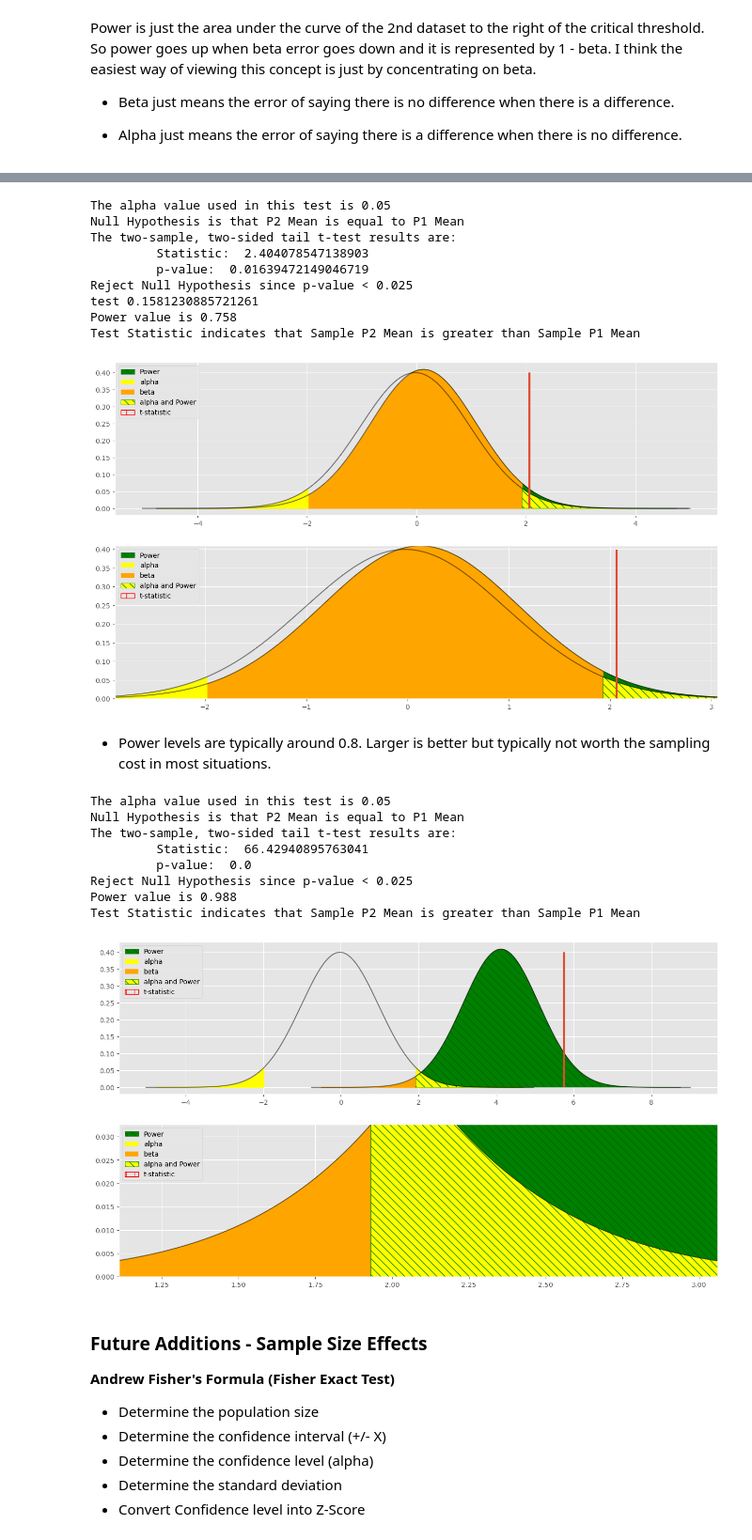
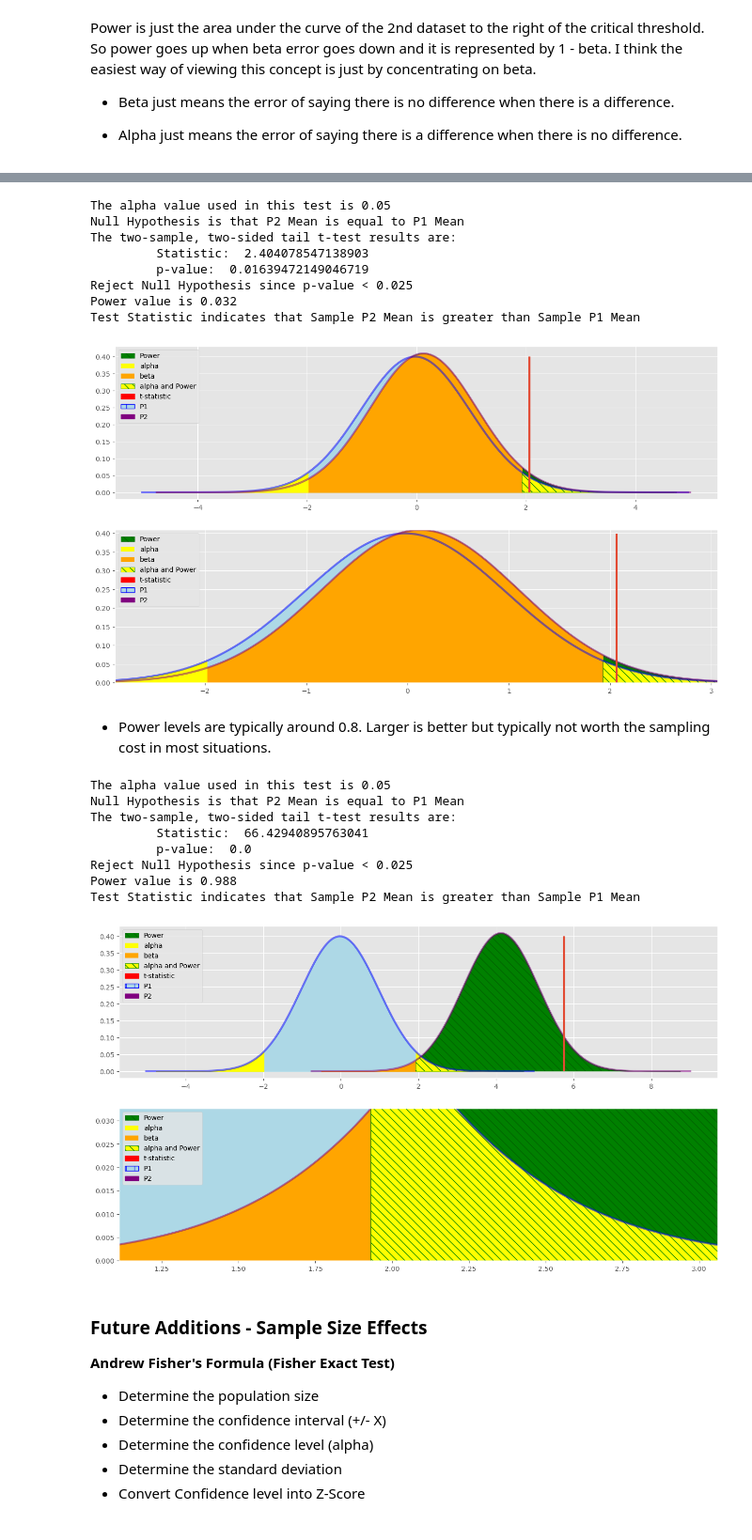
Before and after one commit to ejw-data/stats, a Jupyter notebook: hypothesis_testing/06_evaluation_of_errors.ipynb, the cells around one changed output, grey strips where cells are left out. Shown: that part at 94% size. Cells and saved outputs as stored; diff of their text form; code cells hidden in the pictures.

```diff
--- a/hypothesis_testing/06_evaluation_of_errors.ipynb
+++ b/hypothesis_testing/06_evaluation_of_errors.ipynb
@@ -168,6 +168,9 @@ def t_test(p1, p2, test='two-sample', alternative='two-sided', equal_var=True, a
     beta = iq_h1.cdf(iq_ho.ppf(1-eval_alpha))
     print(f"Power value is {1-beta:0.3f}")
 
+    # P0 area
+    pl_ho = np.arange(iq_ho.ppf(left_tail_reach),iq_ho.ppf(1-eval_alpha),x_granularity)
+
     # alpha and power area - yellow with green lines area
     pl_mid=np.arange(iq_ho.ppf(1-eval_alpha),iq_ho.ppf(right_tail_reach),x_granularity)
     max_curve_value = [iq_h1.pdf(pl_mid)[i] if iq_h1.pdf(pl_mid)[i] < iq_ho.pdf(pl_mid)[i] else iq_ho.pdf(pl_mid)[i] for i in range(len(pl_mid))]
@@ -182,8 +185,8 @@ def t_test(p1, p2, test='two-sample', alternative='two-sided', equal_var=True, a
 
     for ax in axes:
         # Generate plots
-        ax.plot(x_ho,iq_ho.pdf(x_ho),'blue', alpha=0.5, linewidth=3, label='P0')
-        ax.plot(x_h1,iq_h1.pdf(x_h1),'purple', alpha=0.5, linewidth=3, label='P1')
+        ax.plot(x_ho,iq_ho.pdf(x_ho),'blue', alpha=0.5, linewidth=3, label='P1')
+        ax.plot(x_h1,iq_h1.pdf(x_h1),'purple', alpha=0.5, linewidth=3, label='P2')
 
         # Insert vertical line indicating test statistic
         ax.vlines(abs( iq_ho.ppf(iq_ho.pdf(test_limit)) ), 0, iq_ho.pdf(eval_alpha), linewidth=3 )
@@ -191,7 +194,7 @@ def t_test(p1, p2, test='two-sample', alternative='two-sided', equal_var=True, a
         # Generate color coded content
 
         # P0 Population shaded light blue only between the alphas
-        ax.fill_between(iq_ho.pdf(pl), iq_ho.pdf(pr),color='lightblue', alpha=1)
+        ax.fill_between(pl_ho, iq_ho.pdf(pl_ho),color='lightblue', alpha=1)
         # power area shaded green with dark lines
         ax.fill_between(pl_power,iq_h1.pdf(pl_power),facecolor='green', edgecolor='darkgreen', hatch=r"\\", alpha=1)
         # Alpha (right) shaded yellow
@@ -208,9 +211,9 @@ def t_test(p1, p2, test='two-sample', alternative='two-sided', equal_var=True, a
         patch2 = mpatches.Patch( facecolor='yellow',alpha=1,label='alpha')
         patch3 = mpatches.Patch( facecolor='orange',alpha=1,label='beta')
         patch4 = mpatches.Patch( facecolor='yellow', edgecolor='green', alpha=1, hatch=r'\\',label='alpha and Power')
-        patch5 = mpatches.Patch( facecolor='None', edgecolor='red', linewidth=1, alpha=1, hatch=r'|',label='t-statistic')
-        patch6 = mpatches.Patch( facecolor='lightblue', edgecolor='blue', linewidth=1, alpha=1, hatch=r'|',label='P0')
-        patch7 = mpatches.Patch( facecolor='purple', edgecolor='purple', linewidth=1, alpha=1, hatch=r'|',label='P1')
+        patch5 = mpatches.Patch( facecolor='red', edgecolor='red', linewidth=1, alpha=1, hatch=r'|',label='t-statistic')
+        patch6 = mpatches.Patch( facecolor='lightblue', edgecolor='blue', linewidth=1, alpha=1, hatch=r'|',label='P1')
+        patch7 = mpatches.Patch( facecolor='purple', edgecolor='purple', linewidth=1, alpha=1, hatch=r'|',label='P2')
 
         ax.legend(handles = [patch1, patch2, patch3, patch4, patch5, patch6, patch7],loc='upper left')
 
@@ -251,26 +254,25 @@ The two-sample, two-sided tail t-test results are:
          Statistic:  2.404078547138903
          p-value:  0.01639472149046719
 Reject Null Hypothesis since p-value < 0.025
-test 0.1581230885721261
-Power value is 0.758
+Power value is 0.032
 Test Statistic indicates that Sample P2 Mean is greater than Sample P1 Mean
-[figure, old version]
+[figure, new version]
 # %% [markdown]
 * Power levels are typically around 0.8.  Larger is better but typically not worth the sampling cost in most situations.
 # %%
 # easier to read chart for explanation purposes
 # test case
-t_test(rand_data, rand_data_alt+4)
+t_test(rand_data, rand_data_alt+4, save='hypothesis_testing2')
 # %% [output]
 The alpha value used in this test is 0.05
 Null Hypothesis is that P2 Mean is equal to P1 Mean
 The two-sample, two-sided tail t-test results are:
          Statistic:  66.42940895763041
          p-value:  0.0
 Reject Null Hypothesis since p-value < 0.025
 Power value is 0.988
 Test Statistic indicates that Sample P2 Mean is greater than Sample P1 Mean
-[figure, old version]
+[figure, new version]
 # %% [markdown]
 ### Future Additions - Sample Size Effects
 **Andrew Fisher's Formula (Fisher Exact Test)**
```
Also changed, not shown: parts of 3 cells of this notebook.
